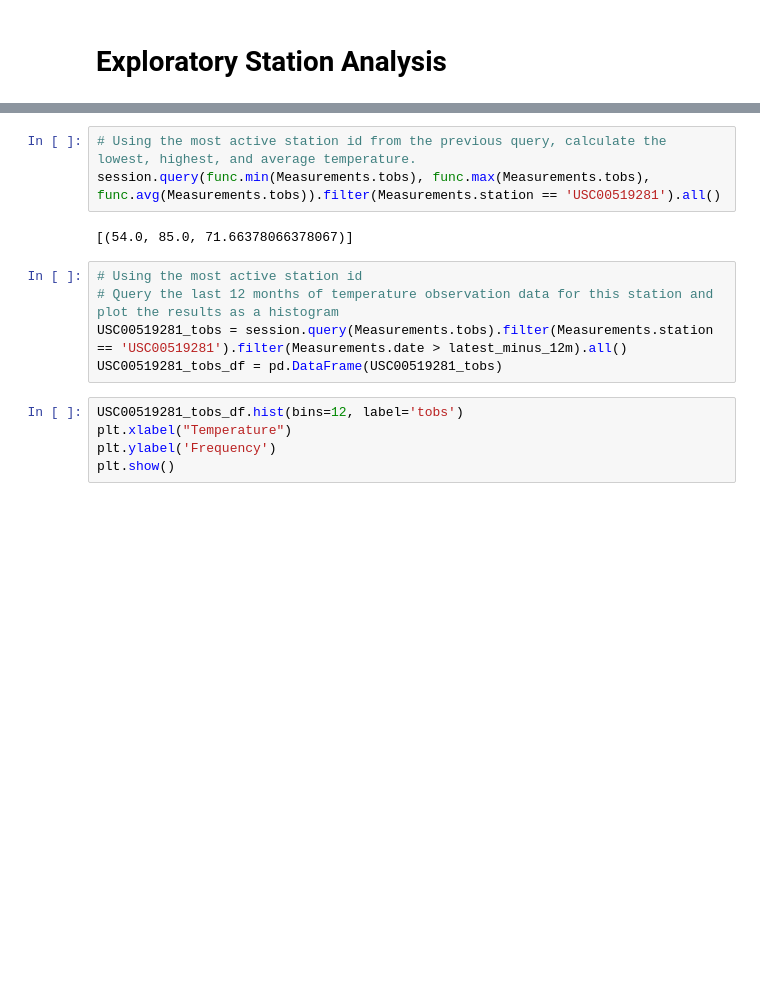
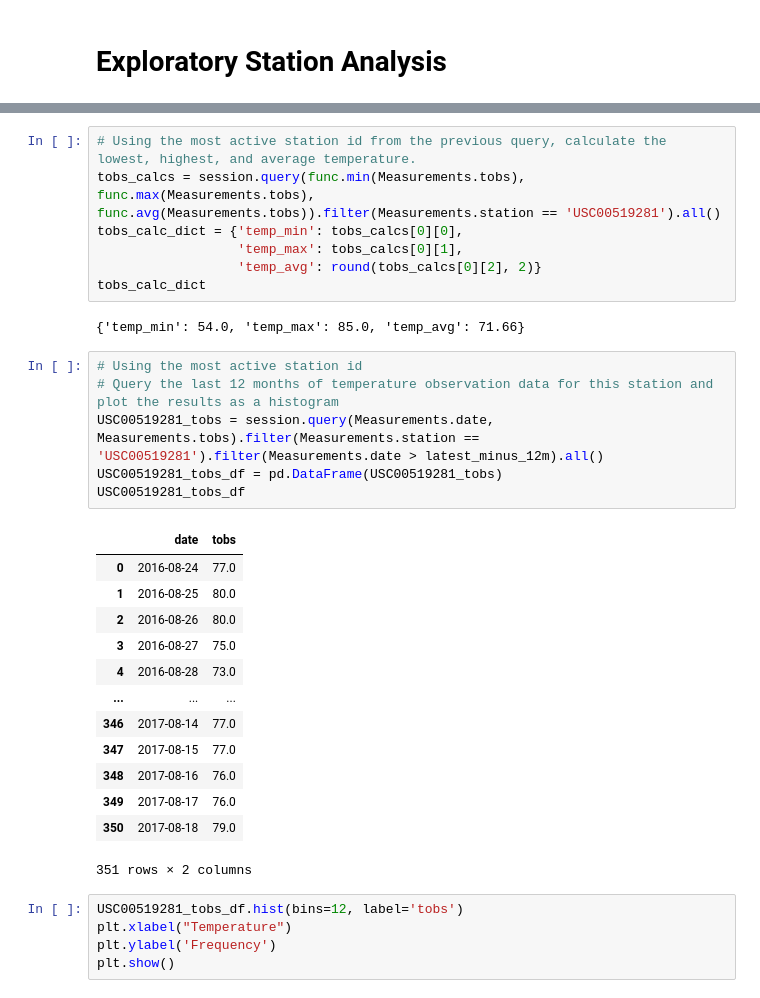
Before and after one commit to NicholasJWiid/sqlalchemy_challenge, a Jupyter notebook: SurfsUp/climate_starter.ipynb, the cells around one changed output, grey strips where cells are left out. Drawn from its saved outputs; the diff is of its cells as text; blank space fills up the shorter version.

```diff
--- a/SurfsUp/climate_starter.ipynb
+++ b/SurfsUp/climate_starter.ipynb
@@ -170,13 +184,32 @@ session.query(Measurements.station, func.count(Measurements.id))\
 # %%
 # Using the most active station id from the previous query, calculate the lowest, highest, and average temperature.
-session.query(func.min(Measurements.tobs), func.max(Measurements.tobs), func.avg(Measurements.tobs)).filter(Measurements.station == 'USC00519281').all()
+tobs_calcs = session.query(func.min(Measurements.tobs), func.max(Measurements.tobs), func.avg(Measurements.tobs)).filter(Measurements.station == 'USC00519281').all()
+tobs_calc_dict = {'temp_min': tobs_calcs[0][0],
+                  'temp_max': tobs_calcs[0][1],
+                  'temp_avg': round(tobs_calcs[0][2], 2)}
+tobs_calc_dict
 # %% [output]
-[(54.0, 85.0, 71.66378066378067)]
+{'temp_min': 54.0, 'temp_max': 85.0, 'temp_avg': 71.66}
 # %%
 # Using the most active station id
 # Query the last 12 months of temperature observation data for this station and plot the results as a histogram
-USC00519281_tobs = session.query(Measurements.tobs).filter(Measurements.station == 'USC00519281').filter(Measurements.date > latest_minus_12m).all()
+USC00519281_tobs = session.query(Measurements.date, Measurements.tobs).filter(Measurements.station == 'USC00519281').filter(Measurements.date > latest_minus_12m).all()
 USC00519281_tobs_df = pd.DataFrame(USC00519281_tobs)
+USC00519281_tobs_df
+# %% [output]
+|  | date | tobs |
+| 0 | 2016-08-24 | 77.0 |
+| 1 | 2016-08-25 | 80.0 |
+| 2 | 2016-08-26 | 80.0 |
+| 3 | 2016-08-27 | 75.0 |
+| 4 | 2016-08-28 | 73.0 |
+| ... | ... | ... |
+| 346 | 2017-08-14 | 77.0 |
+| 347 | 2017-08-15 | 77.0 |
+| 348 | 2017-08-16 | 76.0 |
+| 349 | 2017-08-17 | 76.0 |
+| 350 | 2017-08-18 | 79.0 |
+351 rows × 2 columns
 # %%
 USC00519281_tobs_df.hist(bins=12, label='tobs')
 plt.xlabel("Temperature")
```
Also changed, not shown: parts of 6 cells of this notebook, 2 other files.
